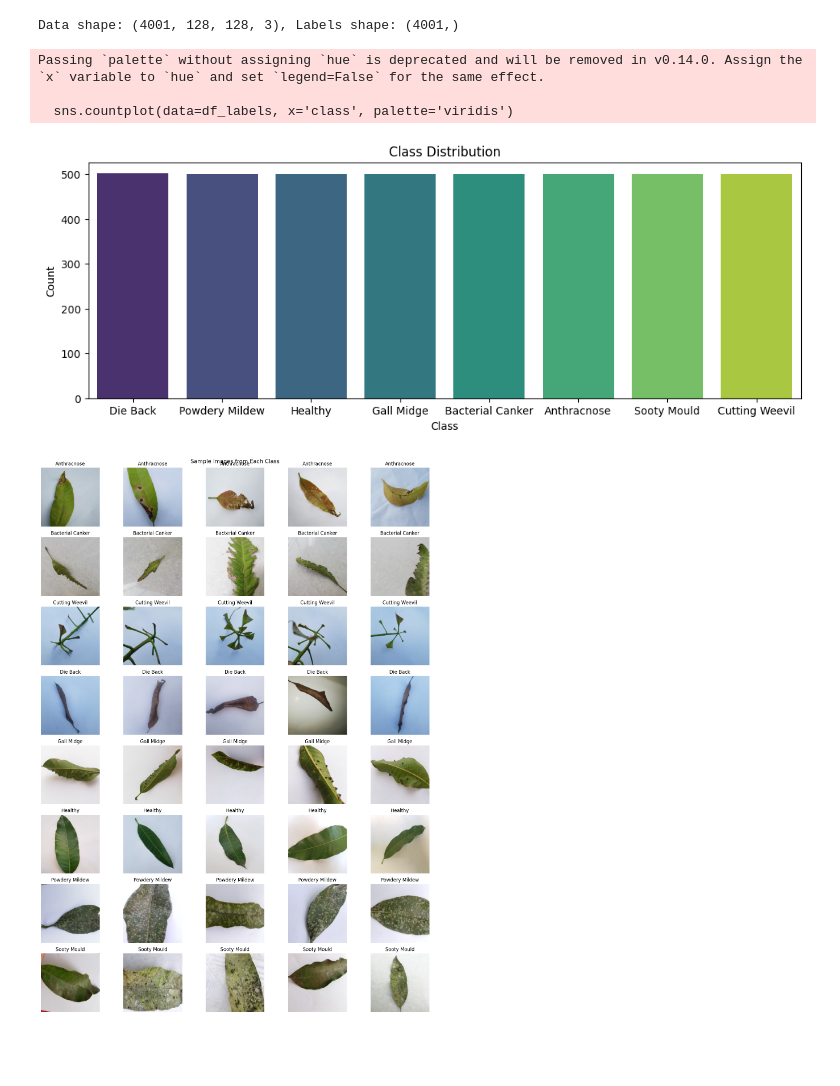
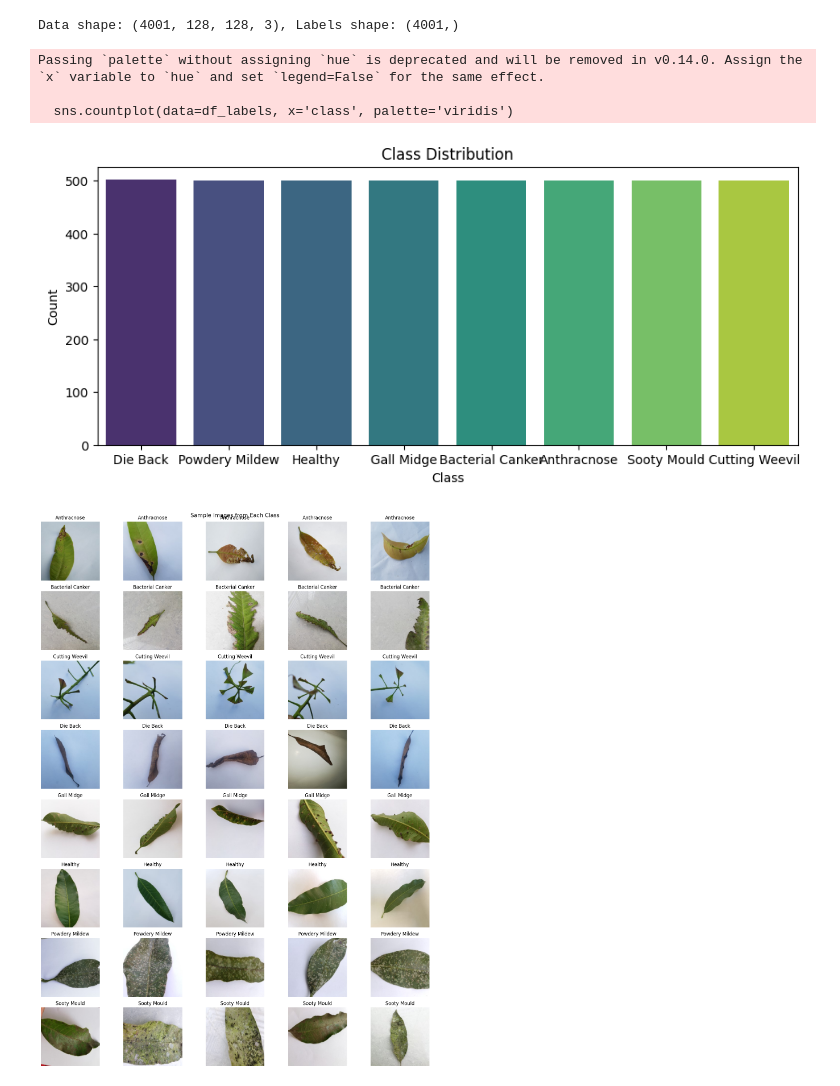
Before and after one commit to Safa30/Lab1_CSE475, a Jupyter notebook: CSE475_Lab_1_(a)Mango_leaf_disease_classification_using_RF_and_DT.ipynb, the cells around one changed output. Saved outputs shown, nothing was run; the diff lists cells and outputs as text; code cells hidden in the pictures; blank space fills up the shorter version.

```diff
--- a/CSE475_Lab_1_(a)Mango_leaf_disease_classification_using_RF_and_DT.ipynb
+++ b/CSE475_Lab_1_(a)Mango_leaf_disease_classification_using_RF_and_DT.ipynb
@@ -51,17 +51,17 @@ Data shape: (4001, 128, 128, 3), Labels shape: (4001,)
 # %%
 # Convert labels to a DataFrame for easier visualization
 df_labels = pd.DataFrame(labels, columns=['class'])
-plt.figure(figsize=(12, 4))
+plt.figure(figsize=(10, 4))
 sns.countplot(data=df_labels, x='class', palette='viridis')
 plt.title("Class Distribution")
 plt.xlabel("Class")
 plt.ylabel("Count")
 plt.show()
 # %% [output]
 Passing `palette` without assigning `hue` is deprecated and will be removed in v0.14.0. Assign the `x` variable to `hue` and set `legend=False` for the same effect.
 
   sns.countplot(data=df_labels, x='class', palette='viridis')
-[figure, old version]
+[figure, new version]
 # %%
 import random
 classes = np.unique(labels)
```
